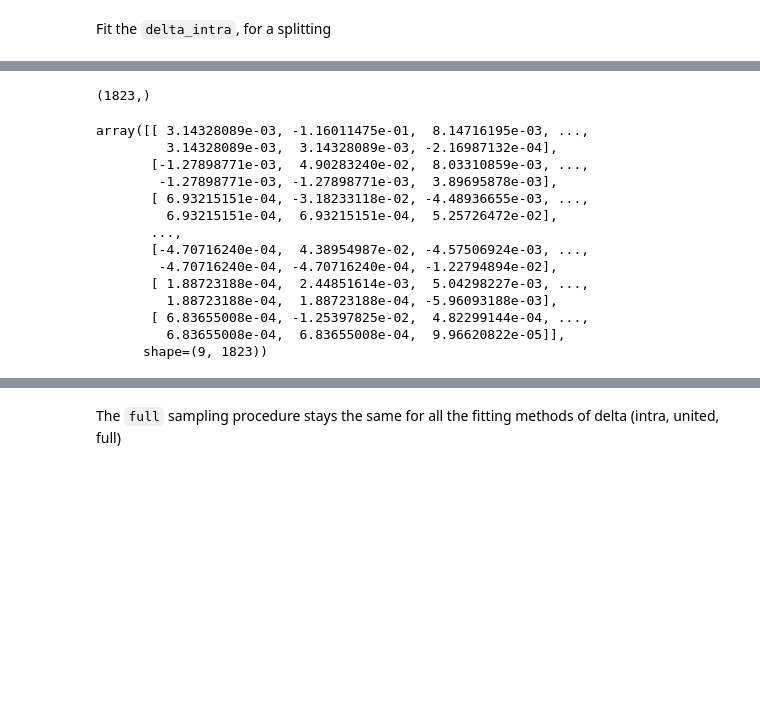
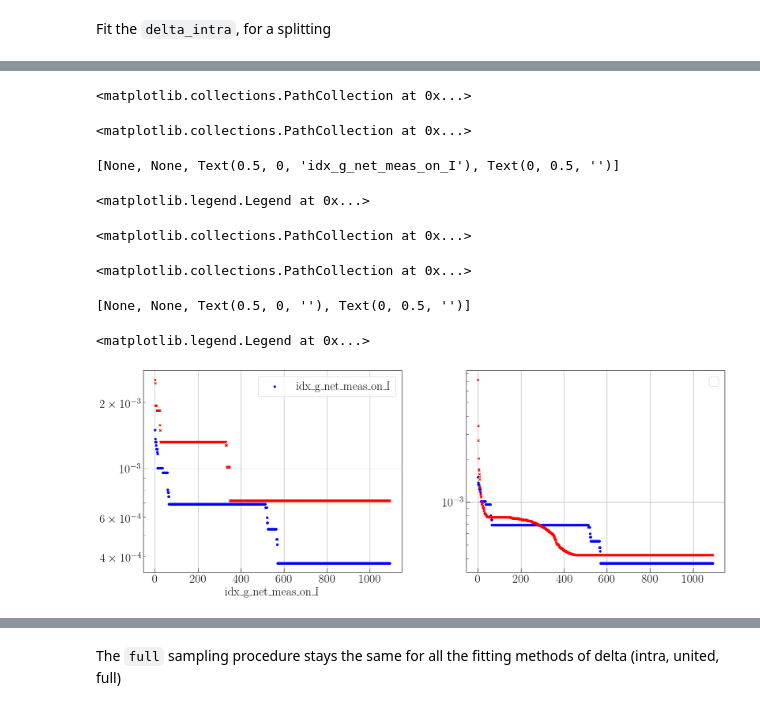
Before and after one commit to LeonardoIalongo/graph-ensembles, a Jupyter notebook: examples/enlarge_network.ipynb, the cells around one changed output, grey strips where cells are left out. Cells and saved outputs as stored; diff of their text form; code cells hidden in the pictures; blank space fills up the shorter version.

```diff
--- a/examples/enlarge_network.ipynb
+++ b/examples/enlarge_network.ipynb
@@ -164,7 +236,11 @@ def recursive_mean(i, ens_avg = None, new_net_meas = None):
 from os.path import dirname as up
 from tqdm import trange
 
-num_vsplits, intra_sizes, num_graph_samples_per_vsplit = 1, [0.6], 1000
+num_vsplits, intra_sizes = 1, [0.6]
+x0 = [1.8996372e-17]
+
+# sample arguments
+num_graph_samples_per_vsplit = 11
 chunk_row_size = 200
 net_meas = "_page_rank"
 rtol = 1e-4
@@ -197,6 +273,8 @@ for intra_size in intra_sizes:
             gI = sp.graphs.DiGraph(vI, eI, **kwargs_graph)
 
             # compute the page-rank only in the internal part
+            # gI._kwargs_pr = g._kwargs_pr.copy()
+            # gI_kwargs_pr["p"] /= (g.num_vertices / gI.num_vertices)
             gI._page_rank = gI.pagerank_power(**g._kwargs_pr)
 
             # add kwargs for the model
@@ -218,7 +296,6 @@ for intra_size in intra_sizes:
         prev_ens_mean_net_meas = mean_sampled_net_meas(model, net_meas, num_sampled_graphs)
 
         # load or fit the param
-        x0 = [1.8996372e-17]
         model.load_or_fit(x0 = x0[0], maxiter = 30, verbose = 2)
 
         # update the model to predict full net
@@ -292,23 +358,42 @@ True
-# %%
-np.genfromtxt(ens_mean_base_dir + f"/diff_norms_{net_meas.replace('_', '')}.csv").shape
-# %% [output]
-(1823,)
-# %%
-dir_ = ens_mean_base_dir + f"/diff_norms_{net_meas.replace('_', '')}_{num_tot_samples}.csv"
-
-np.genfromtxt(dir_)
-# %% [output]
-array([[ 3.14328089e-03, -1.16011475e-01,  8.14716195e-03, ...,
-         3.14328089e-03,  3.14328089e-03, -2.16987132e-04],
-       [-1.27898771e-03,  4.90283240e-02,  8.03310859e-03, ...,
-        -1.27898771e-03, -1.27898771e-03,  3.89695878e-03],
-       [ 6.93215151e-04, -3.18233118e-02, -4.48936655e-03, ...,
-         6.93215151e-04,  6.93215151e-04,  5.25726472e-02],
-       ...,
-       [-4.70716240e-04,  4.38954987e-02, -4.57506924e-03, ...,
-        -4.70716240e-04, -4.70716240e-04, -1.22794894e-02],
-       [ 1.88723188e-04,  2.44851614e-03,  5.04298227e-03, ...,
-         1.88723188e-04,  1.88723188e-04, -5.96093188e-03],
-       [ 6.83655008e-04, -1.25397825e-02,  4.82299144e-04, ...,
-         6.83655008e-04,  6.83655008e-04,  9.96620822e-05]],
-      shape=(9, 1823))
+# %%
+gI_net_meas = gI.get(net_meas)
+g_net_meas = g.get(net_meas)
+
+# select only the intra nodes
+idx_IntraNode2Full = list(map(lambda x: g.id_dict.get(x), gI.id_dict))
+g_net_meas_on_I = g_net_meas[idx_IntraNode2Full]
+ens_mean_net_meas_on_I = ens_mean_net_meas[idx_IntraNode2Full]
+
+# obtain the idx of inverse sort
+inv_argsort = lambda x: np.argsort(x)[::-1]
+idx_g_net_meas_on_I = inv_argsort(g_net_meas_on_I)
+idx_gI = inv_argsort(gI_net_meas)
+idx_ens_net_meas_on_I = inv_argsort(ens_mean_net_meas_on_I)
+
+fig, axs = plt.subplots(1, 2, figsize = (20,7))
+axis_scale = 'log'
+obs_s, exp_s = 15, 15
+x = range(len(gI_net_meas))
+axs[0].scatter(x, g_net_meas_on_I[idx_g_net_meas_on_I], marker = 'o', color = 'b', s = obs_s, label = 'idx_g_net_meas_on_I')
+axs[0].scatter(x, gI_net_meas[idx_gI], marker = 'x', color = 'r', s = exp_s, label = '')
+axs[0].set(xscale = "linear", yscale = axis_scale, xlabel = 'idx_g_net_meas_on_I', ylabel = '',)
+axs[0].legend()
+axs[0].set_axisbelow(True)
+axs[0].grid(True)
+
+axs[1].scatter(x, g_net_meas_on_I[idx_g_net_meas_on_I], marker = 'o', color = 'b', s = obs_s, label = '')
+axs[1].scatter(x, ens_mean_net_meas_on_I[idx_ens_net_meas_on_I],  marker = 'x', color = 'r', s = exp_s, label = '')
+axs[1].set(xscale = "linear", yscale = axis_scale, xlabel = '', ylabel = '',)
+axs[1].legend()
+axs[1].set_axisbelow(True)
+axs[1].grid(True)
+# %% [output]
+<matplotlib.collections.PathCollection at 0x...>
+<matplotlib.collections.PathCollection at 0x...>
+[None, None, Text(0.5, 0, 'idx_g_net_meas_on_I'), Text(0, 0.5, '')]
+<matplotlib.legend.Legend at 0x...>
+<matplotlib.collections.PathCollection at 0x...>
+<matplotlib.collections.PathCollection at 0x...>
+[None, None, Text(0.5, 0, ''), Text(0, 0.5, '')]
+<matplotlib.legend.Legend at 0x...>
+[figure, added]
```
Also changed, not shown: parts of 8 cells of this notebook, 1 other file.
